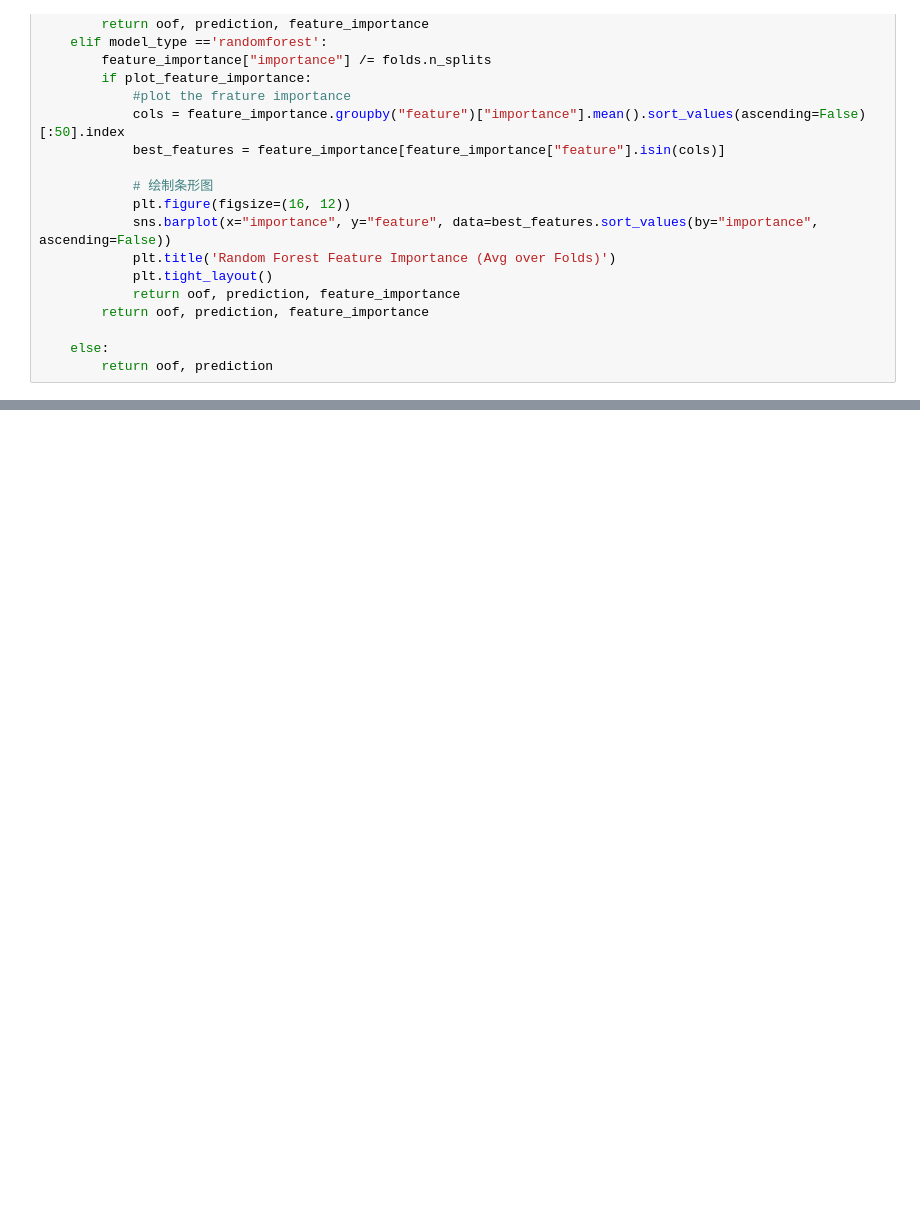
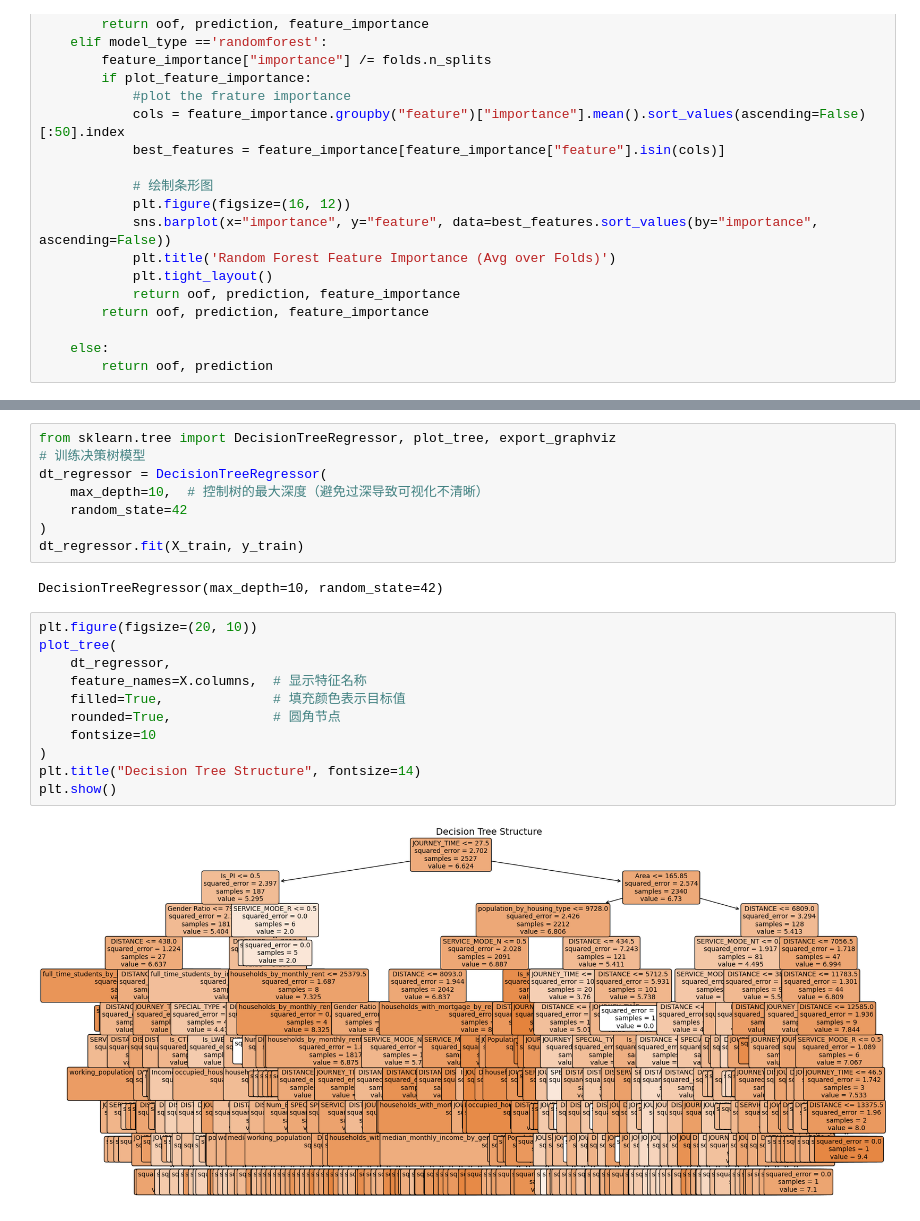
Before and after one commit to feiyiLB/comp3522, a Jupyter notebook: Notebooks/Model.ipynb, the cells around one changed output, grey strips where cells are left out. Drawn from its saved outputs; the diff is of its cells as text; blank space fills up the shorter version.

```diff
--- a/Notebooks/Model.ipynb
+++ b/Notebooks/Model.ipynb
@@ -466,0 +660,23 @@ LGB_R2:  0.6663513039730437
+# %%
+from sklearn.tree import DecisionTreeRegressor, plot_tree, export_graphviz
+# 训练决策树模型
+dt_regressor = DecisionTreeRegressor(
+    max_depth=10,  # 控制树的最大深度（避免过深导致可视化不清晰）
+    random_state=42
+)
+dt_regressor.fit(X_train, y_train)
+# %% [output]
+DecisionTreeRegressor(max_depth=10, random_state=42)
+# %%
+plt.figure(figsize=(20, 10))
+plot_tree(
+    dt_regressor,
+    feature_names=X.columns,  # 显示特征名称
+    filled=True,              # 填充颜色表示目标值
+    rounded=True,             # 圆角节点
+    fontsize=10
+)
+plt.title("Decision Tree Structure", fontsize=14)
+plt.show()
+# %% [output]
+[figure, added]
```
Also changed, not shown: parts of 21 cells of this notebook, 10 other files.
